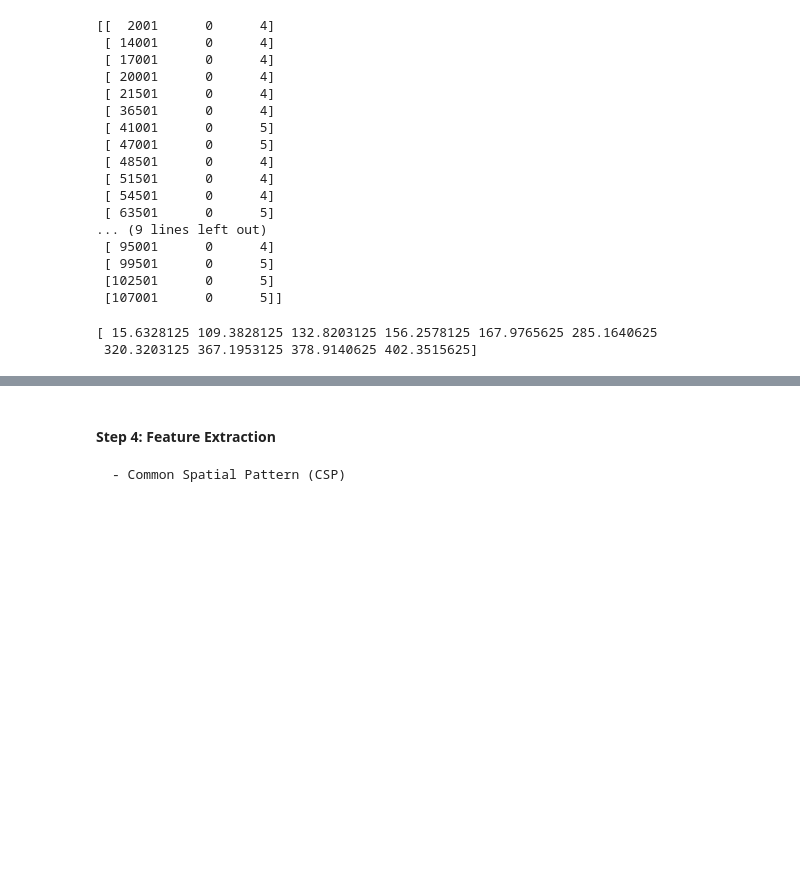
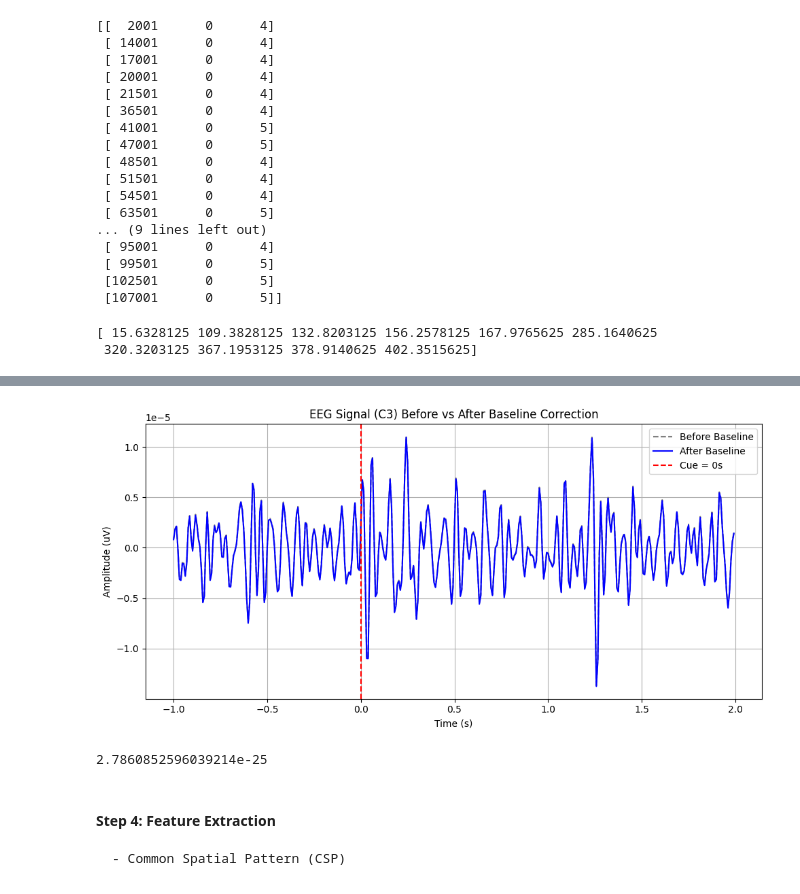
Before and after one commit to CharlotteXIII/StudioV_opentopics, a Jupyter notebook: Experiment_on_6_Subjects/2Class_6S.ipynb, the cells around one changed output, grey strips where cells are left out. Saved outputs shown, nothing was run; the diff lists cells and outputs as text; code cells hidden in the pictures; blank space fills up the shorter version.

```diff
--- a/Experiment_on_6_Subjects/2Class_6S.ipynb
+++ b/Experiment_on_6_Subjects/2Class_6S.ipynb
@@ -599,3 +625,36 @@ print(cue_times_sec[:10])  # cue แรก ๆ เกิดเมื่อไห
+# %%
+import matplotlib.pyplot as plt
+
+# เลือก channel และ epoch
+channel_name = 'C3'
+channel_index = Selectedtuna.ch_names.index(channel_name)
+epoch_idx = 0
+# สัญญาณก่อนและหลัง
+sig_b = before[epoch_idx, channel_index, :]
+sig_a = after[epoch_idx, channel_index, :]
+times = Selectedtuna.times
+
+# Plot
+plt.figure(figsize=(10, 5))
+plt.plot(times, sig_b, label='Before Baseline', color='gray', linestyle='--')
+plt.plot(times, sig_a, label='After Baseline', color='blue')
+plt.axvline(0, color='red', linestyle='--', label='Cue = 0s')
+
+plt.title(f"EEG Signal ({channel_name}) Before vs After Baseline Correction")
+plt.xlabel("Time (s)")
+plt.ylabel("Amplitude (uV)")
+plt.legend()
+plt.grid(True)
+plt.tight_layout()
+plt.show()
+# %% [output]
+[figure, added]
+# %%
+#plot ค่าเฉลี่ยของ baseline แต่ละ epoch
+mean_baseline = Selectedtuna.copy().crop(tmin=-0.5, tmax=0).get_data().mean(axis=2)
+print(mean_baseline.mean())
+# %% [output]
+2.7860852596039214e-25
 # %% [markdown]
 #### Step 4: Feature Extraction
     - Common Spatial Pattern (CSP)
```
Also changed, not shown: parts of 19 cells of this notebook.
